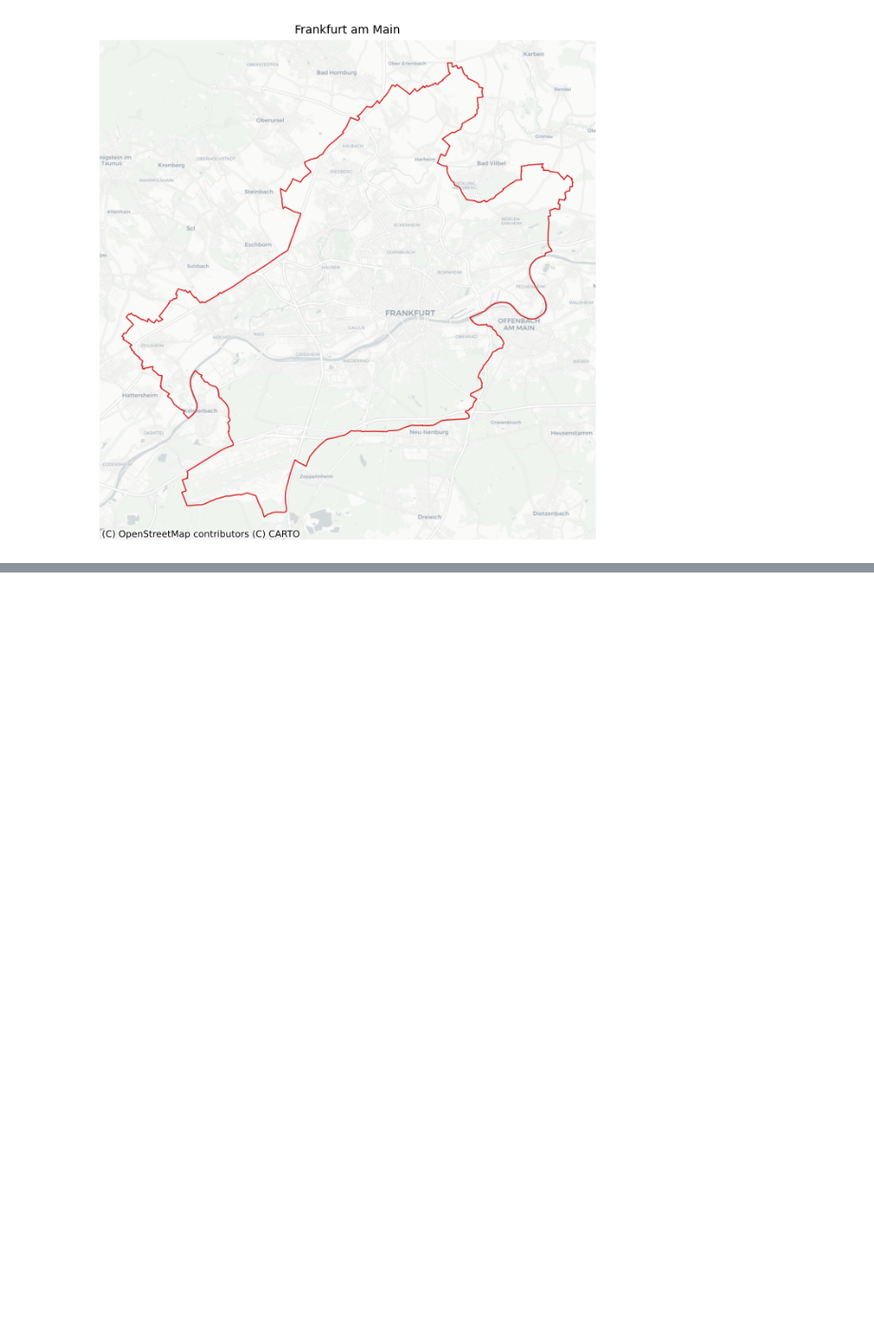
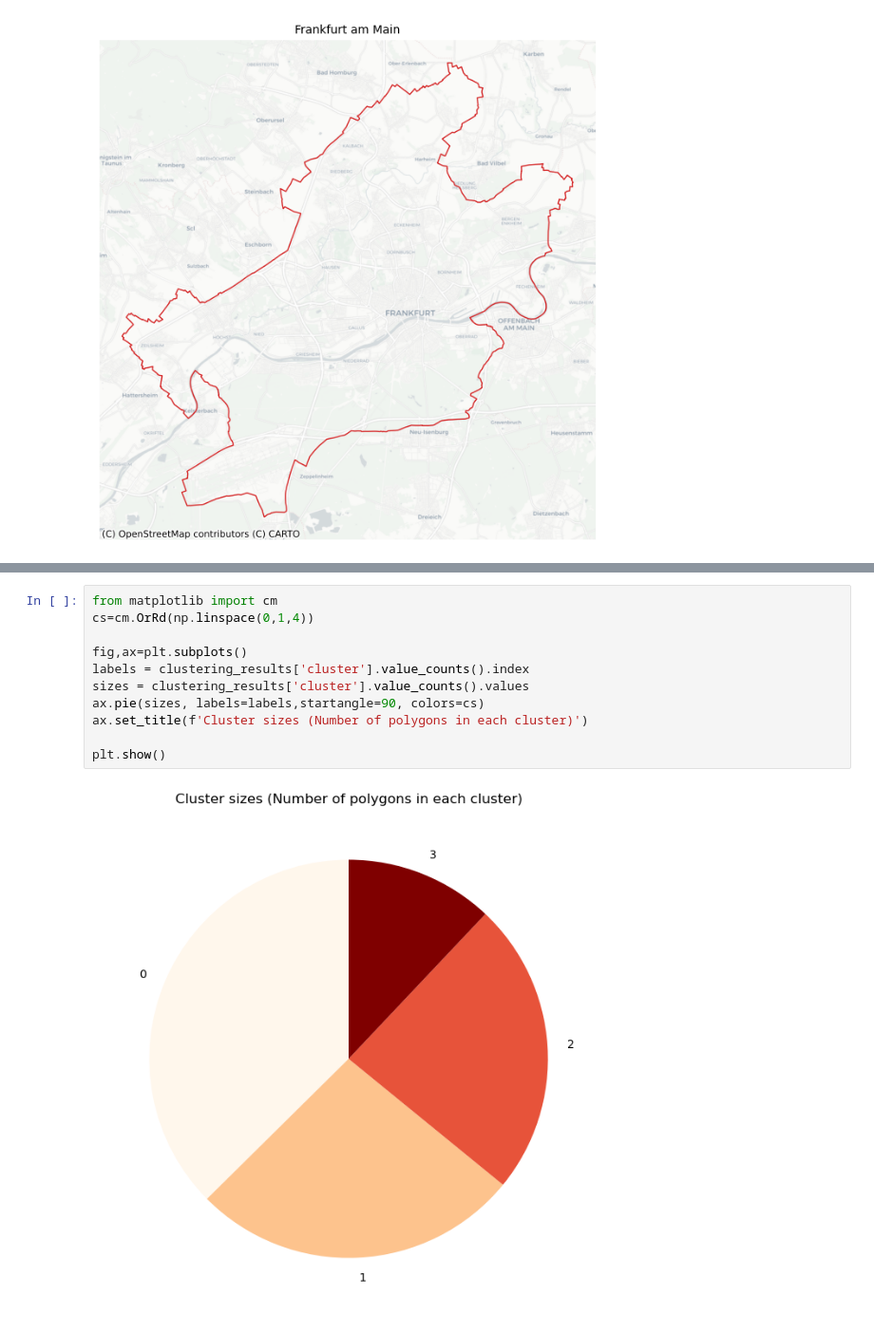
Before and after one commit to siavash-saki/tesspy, a Jupyter notebook: docs/source/example_notebooks/06_Clustering_Urban_Areas.ipynb, the cells around one changed output, grey strips where cells are left out. Shown at 95% size. Drawn from its saved outputs; the diff is of its cells as text; blank space fills up the shorter version.

```diff
--- a/docs/source/example_notebooks/06_Clustering_Urban_Areas.ipynb
+++ b/docs/source/example_notebooks/06_Clustering_Urban_Areas.ipynb
@@ -108,0 +147,13 @@ count_amenity_qk=ffm_sqr_16.merge(amenity_unique_qk.groupby(by='tile_id').count(
+# %%
+from matplotlib import cm
+cs=cm.OrRd(np.linspace(0,1,4))
+
+fig,ax=plt.subplots()
+labels = clustering_results['cluster'].value_counts().index
+sizes = clustering_results['cluster'].value_counts().values
+ax.pie(sizes, labels=labels,startangle=90, colors=cs)
+ax.set_title(f'Cluster sizes (Number of polygons in each cluster)')
+
+plt.show()
+# %% [output]
+[figure, added]
```
Also changed, not shown: parts of 37 cells of this notebook, 3 other files.
